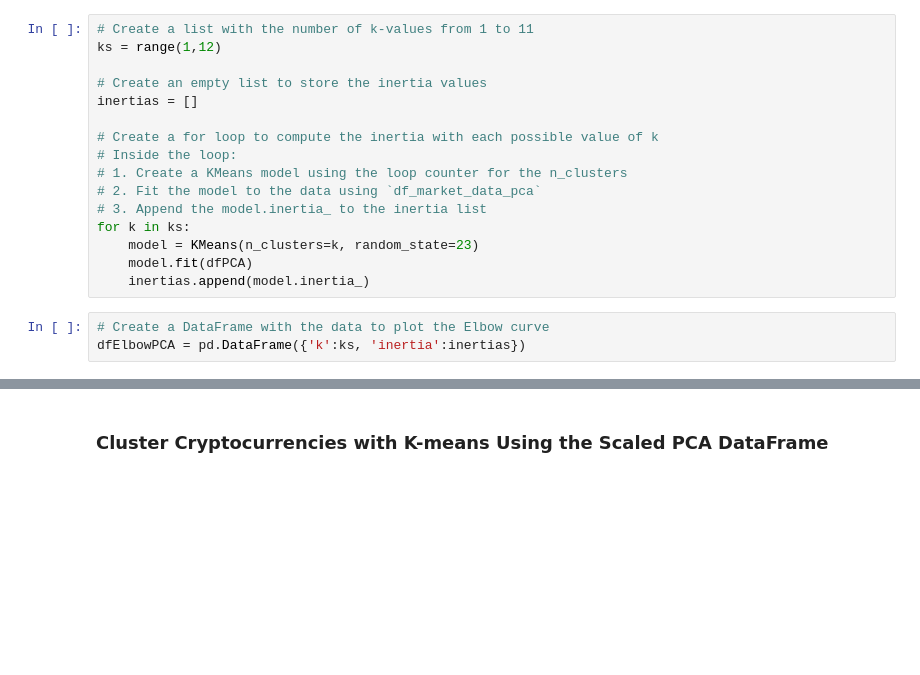
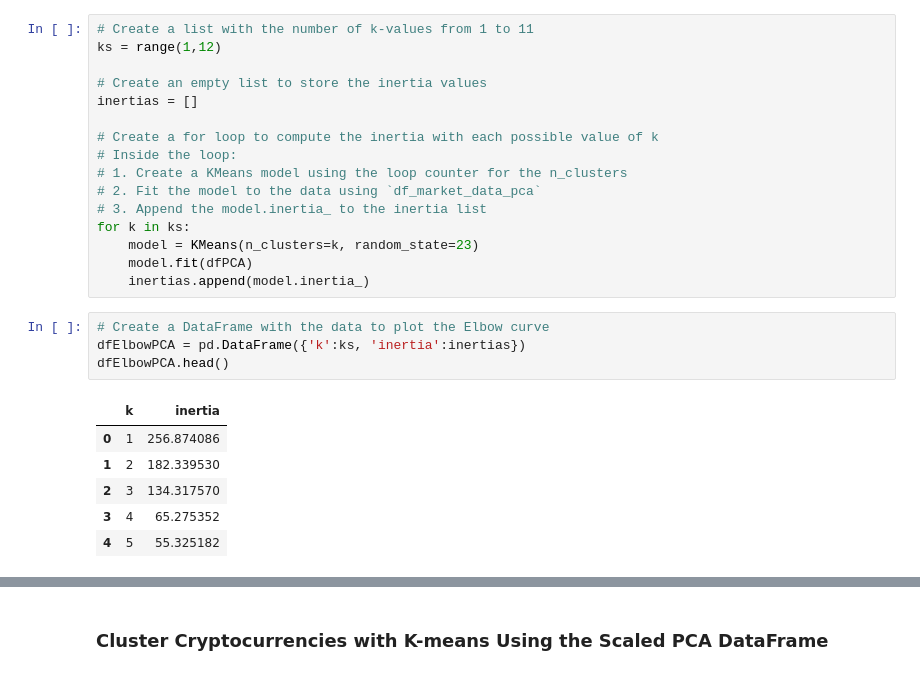
Before and after one commit to makennavick/crypto-clustering-challenge, a Jupyter notebook: code/crypto_clustering.ipynb, the cells around one changed output, grey strips where cells are left out. Drawn from its saved outputs; the diff is of its cells as text; blank space fills up the shorter version.

```diff
--- a/code/crypto_clustering.ipynb
+++ b/code/crypto_clustering.ipynb
@@ -257,6 +264,14 @@ for k in ks:
 # %%
 # Create a DataFrame with the data to plot the Elbow curve
 dfElbowPCA = pd.DataFrame({'k':ks, 'inertia':inertias})
+dfElbowPCA.head()
+# %% [output]
+|  | k | inertia |
+| 0 | 1 | 256.874086 |
+| 1 | 2 | 182.339530 |
+| 2 | 3 | 134.317570 |
+| 3 | 4 | 65.275352 |
+| 4 | 5 | 55.325182 |
 # %%
 # Plot a line chart with all the inertia values computed with
 # the different values of k to visually identify the optimal value for k.
```
Also changed, not shown: parts of 11 cells of this notebook.
